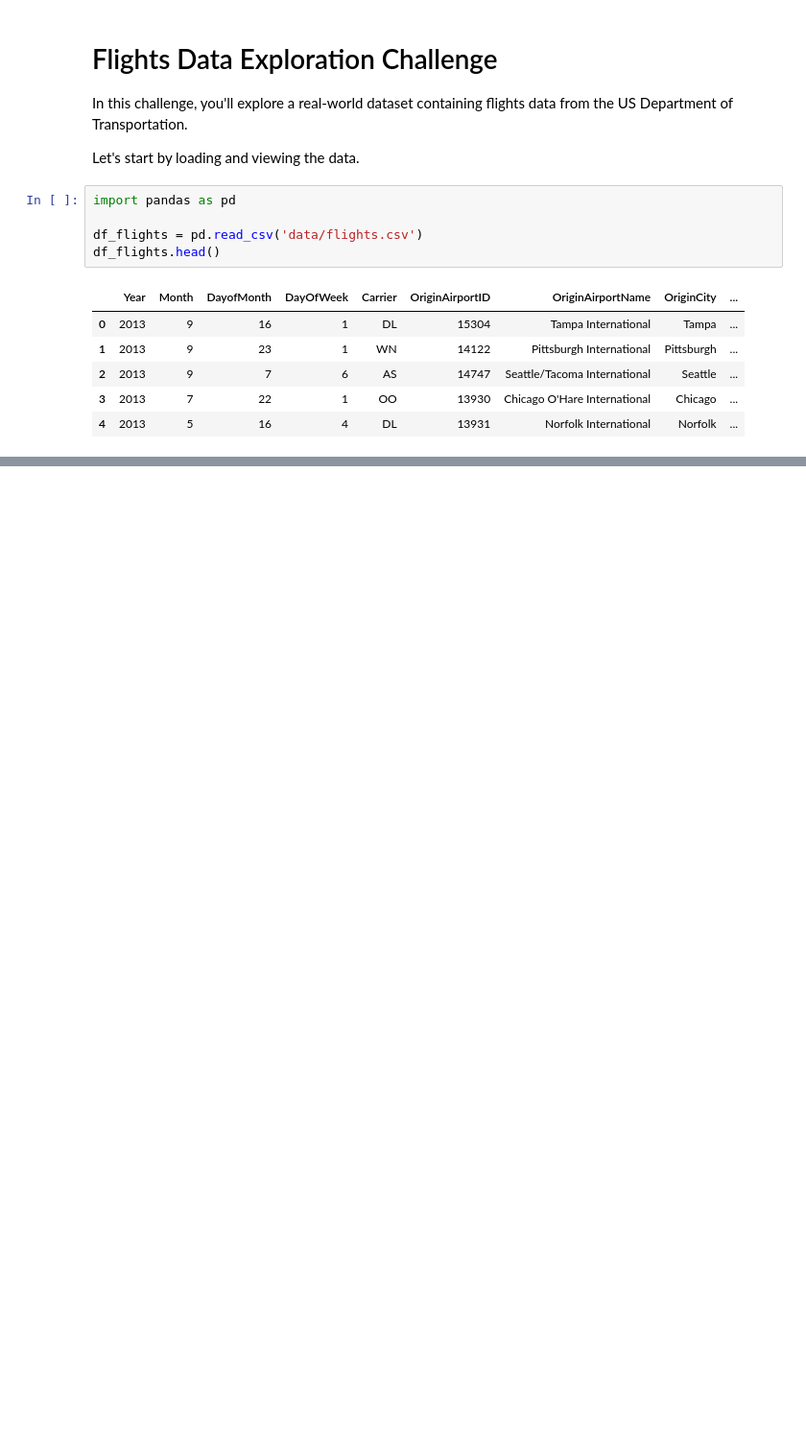
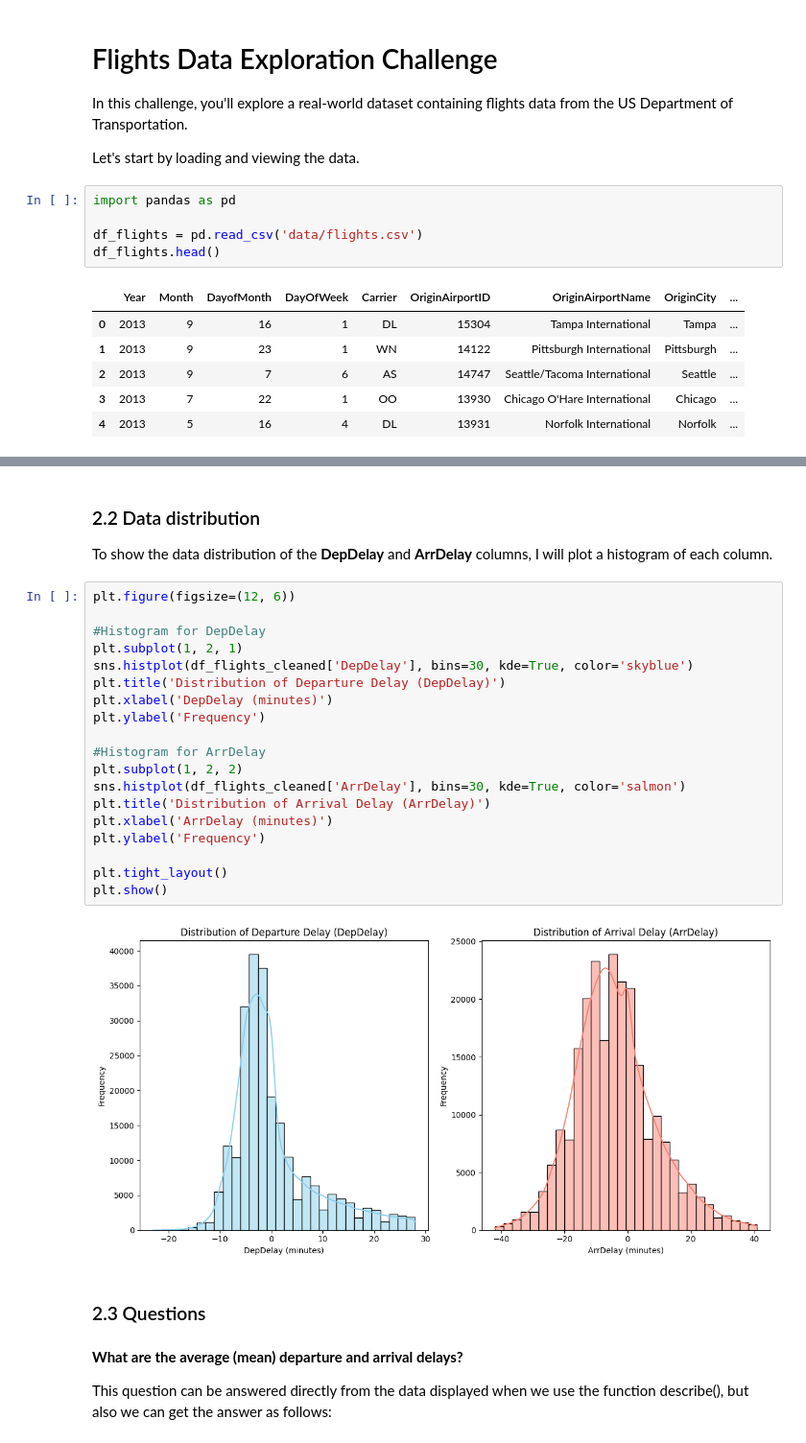
Before and after one commit to Karla40664/Data-Science, a Jupyter notebook: Exam1.ipynb, the cells around one changed output, grey strips where cells are left out. Shown: that part at 96% size. Drawn from its saved outputs; the diff is of its cells as text; blank space fills up the shorter version.

```diff
--- a/Exam1.ipynb
+++ b/Exam1.ipynb
@@ -62,0 +286,31 @@ Add markdown and code cells as required to create your solution.
+# %% [markdown]
+### 2.2 Data distribution
+
+To show the data distribution of the **DepDelay** and **ArrDelay** columns, I will plot a histogram of each column.
+# %%
+plt.figure(figsize=(12, 6))
+
+#Histogram for DepDelay
+plt.subplot(1, 2, 1)
+sns.histplot(df_flights_cleaned['DepDelay'], bins=30, kde=True, color='skyblue')
+plt.title('Distribution of Departure Delay (DepDelay)')
+plt.xlabel('DepDelay (minutes)')
+plt.ylabel('Frequency')
+
+#Histogram for ArrDelay
+plt.subplot(1, 2, 2)
+sns.histplot(df_flights_cleaned['ArrDelay'], bins=30, kde=True, color='salmon')
+plt.title('Distribution of Arrival Delay (ArrDelay)')
+plt.xlabel('ArrDelay (minutes)')
+plt.ylabel('Frequency')
+
+plt.tight_layout()
+plt.show()
+# %% [output]
+[figure, added]
+# %% [markdown]
+### 2.3 Questions
+# %% [markdown]
+**What are the average (mean) departure and arrival delays?**
+
+This question can be answered directly from the data displayed when we use the function describe(), but also we can get the answer as follows:
```
Also changed, not shown: parts of 38 cells of this notebook.
